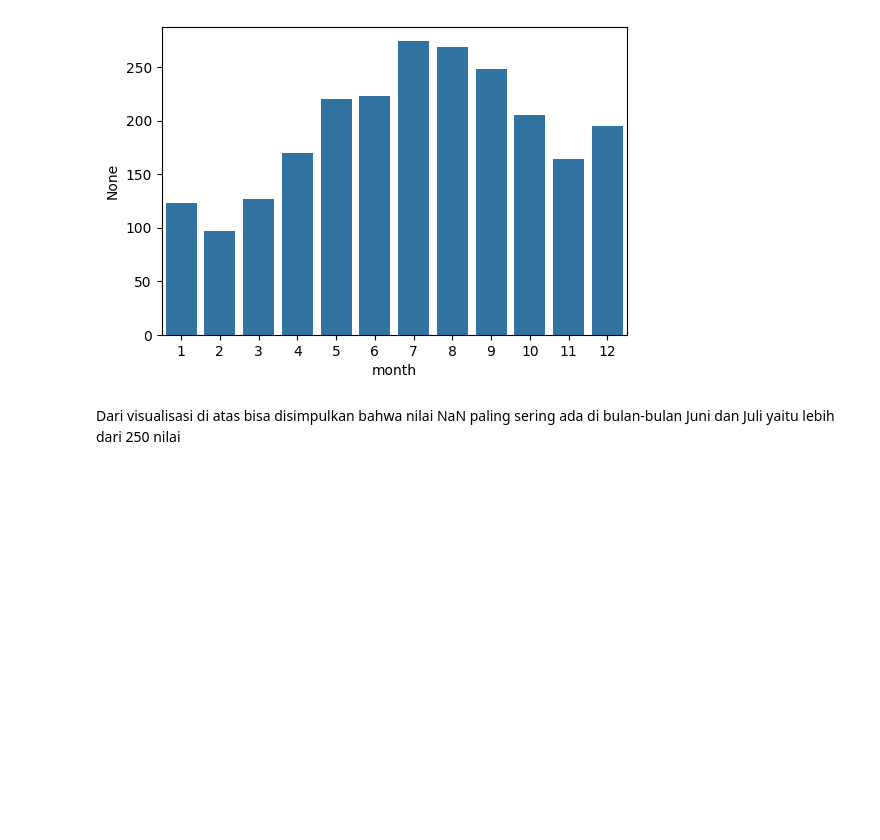
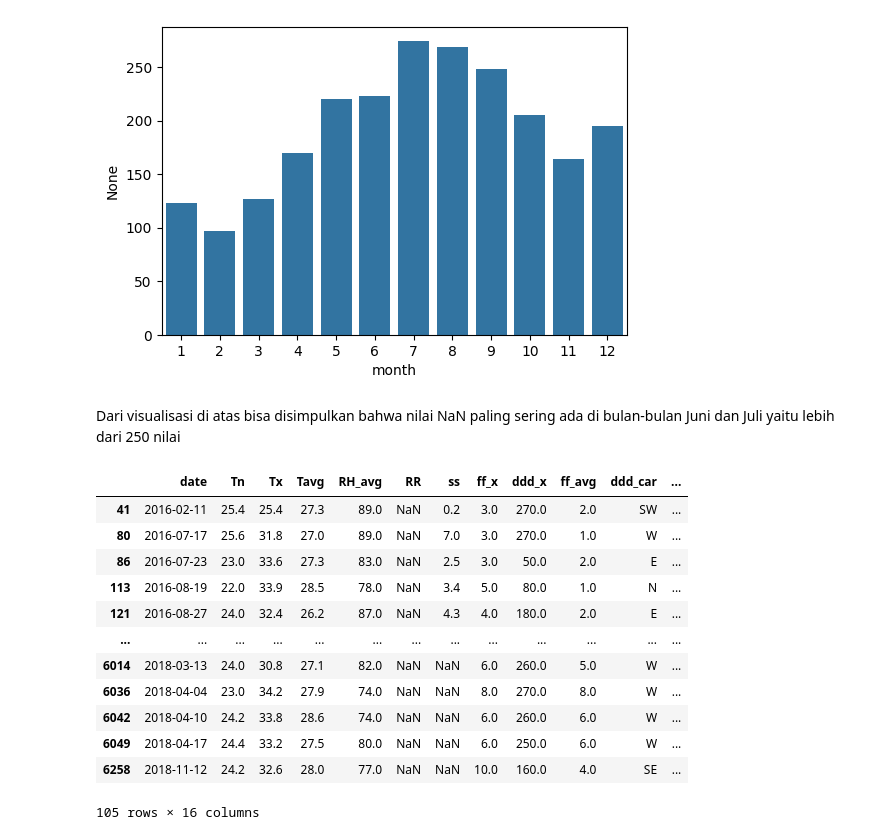
Before and after one commit to Fadhil-hi/Intern-BCC-2024, a Jupyter notebook: Code/first_EDA.ipynb, the cells around one changed output. Drawn from its saved outputs; the diff is of its cells as text; code cells hidden in the pictures; blank space fills up the shorter version.

```diff
--- a/Code/first_EDA.ipynb
+++ b/Code/first_EDA.ipynb
@@ -341,3 +341,19 @@ sns.barplot(x=null_counts.index, y=null_counts)
 [figure]
 # %% [markdown]
 Dari visualisasi di atas bisa disimpulkan bahwa nilai NaN paling sering ada di bulan-bulan Juni dan Juli yaitu lebih dari 250 nilai
+# %%
+df_copy[(df['RR'].isnull()) & (df['flood']==1)]
+# %% [output]
+|  | date | Tn | Tx | Tavg | RH_avg | RR | ss | ff_x | ddd_x | ff_avg | ddd_car | ... |
+| 41 | 2016-02-11 | 25.4 | 25.4 | 27.3 | 89.0 | NaN | 0.2 | 3.0 | 270.0 | 2.0 | SW | ... |
+| 80 | 2016-07-17 | 25.6 | 31.8 | 27.0 | 89.0 | NaN | 7.0 | 3.0 | 270.0 | 1.0 | W | ... |
+| 86 | 2016-07-23 | 23.0 | 33.6 | 27.3 | 83.0 | NaN | 2.5 | 3.0 | 50.0 | 2.0 | E | ... |
+| 113 | 2016-08-19 | 22.0 | 33.9 | 28.5 | 78.0 | NaN | 3.4 | 5.0 | 80.0 | 1.0 | N | ... |
+| 121 | 2016-08-27 | 24.0 | 32.4 | 26.2 | 87.0 | NaN | 4.3 | 4.0 | 180.0 | 2.0 | E | ... |
+| ... | ... | ... | ... | ... | ... | ... | ... | ... | ... | ... | ... | ... |
+| 6014 | 2018-03-13 | 24.0 | 30.8 | 27.1 | 82.0 | NaN | NaN | 6.0 | 260.0 | 5.0 | W | ... |
+| 6036 | 2018-04-04 | 23.0 | 34.2 | 27.9 | 74.0 | NaN | NaN | 8.0 | 270.0 | 8.0 | W | ... |
+| 6042 | 2018-04-10 | 24.2 | 33.8 | 28.6 | 74.0 | NaN | NaN | 6.0 | 260.0 | 6.0 | W | ... |
+| 6049 | 2018-04-17 | 24.4 | 33.2 | 27.5 | 80.0 | NaN | NaN | 6.0 | 250.0 | 6.0 | W | ... |
+| 6258 | 2018-11-12 | 24.2 | 32.6 | 28.0 | 77.0 | NaN | NaN | 10.0 | 160.0 | 4.0 | SE | ... |
+105 rows × 16 columns
```
